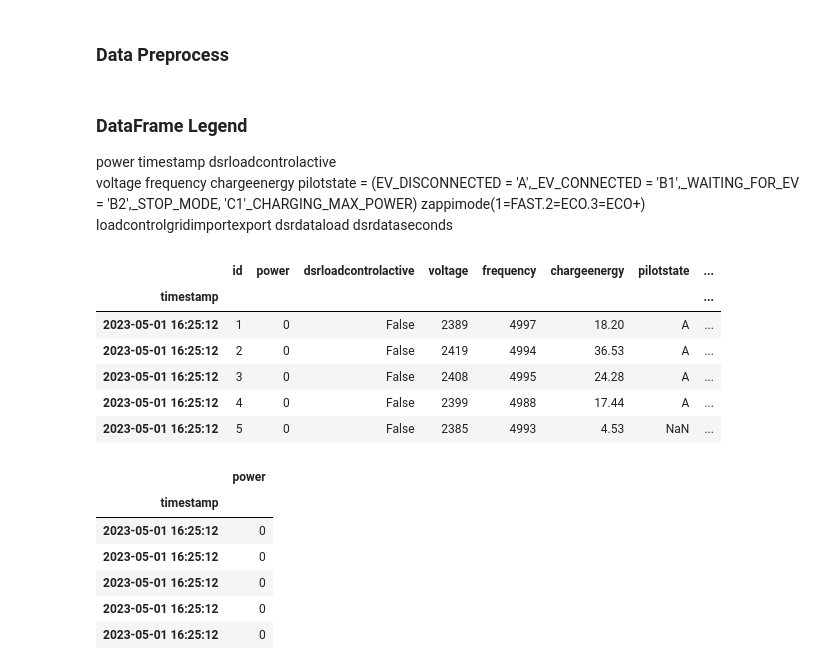
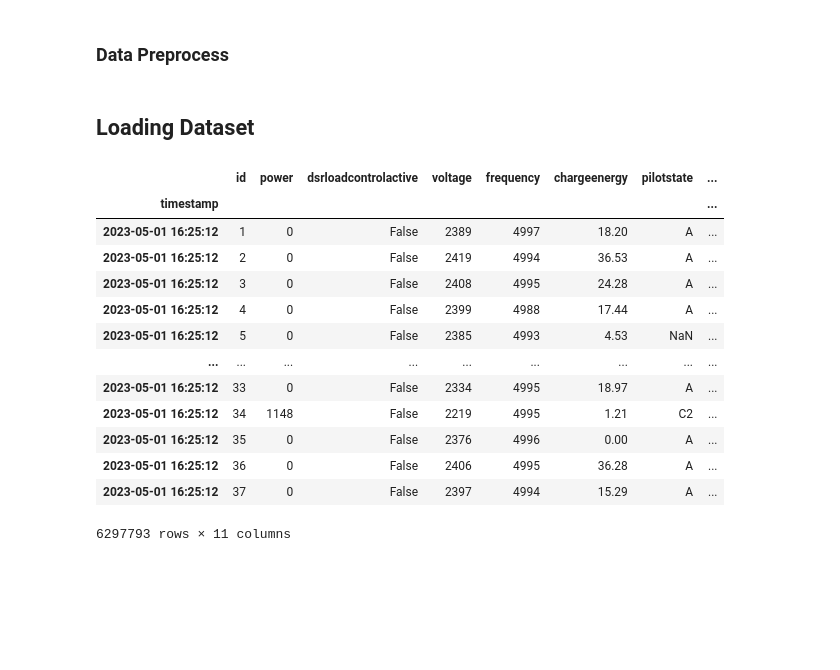
Before and after one commit to Clement-Quaye/EV-Analysis-and-the-Energy-Transition, a Jupyter notebook: Models/EV_Data.ipynb, the cells around one changed output. Drawn from its saved outputs; the diff is of its cells as text; code cells hidden in the pictures; blank space fills up the shorter version.

```diff
--- a/Models/EV_Data.ipynb
+++ b/Models/EV_Data.ipynb
@@ -35,35 +32,24 @@ def wrangle(filepath):
     df = df.set_index('timestamp')
     df.index = pd.to_datetime(df.index, unit='s')
     return df
-# %% [markdown]
-### DataFrame Legend
-
-power                                                                                                           timestamp                                                                                                       dsrloadcontrolactive
-voltage                                                                                                         frequency                                                                                                       chargeenergy                                                                                                    pilotstate = (EV_DISCONNECTED = 'A',_EV_CONNECTED = 'B1',_WAITING_FOR_EV = 'B2',_STOP_MODE, 'C1'_CHARGING_MAX_POWER)
-zappimode(1=FAST.2=ECO.3=ECO+)
-loadcontrolgridimportexport
-dsrdataload                                                                                                     dsrdataseconds
+# %% [markdown]
+## Loading Dataset
 # %%
-df = wrangle('./Data/chargerdata2_2023_06_10_Anonymized.csv')
+data = wrangle('./Data/chargerdata2_2023_06_10_Anonymized.csv')
 
-
-df.head(5)
+data
 # %% [output]
 |  | id | power | dsrloadcontrolactive | voltage | frequency | chargeenergy | pilotstate | ... |
 | timestamp |  |  |  |  |  |  |  | ... |
 | 2023-05-01 16:25:12 | 1 | 0 | False | 2389 | 4997 | 18.20 | A | ... |
 | 2023-05-01 16:25:12 | 2 | 0 | False | 2419 | 4994 | 36.53 | A | ... |
 | 2023-05-01 16:25:12 | 3 | 0 | False | 2408 | 4995 | 24.28 | A | ... |
 | 2023-05-01 16:25:12 | 4 | 0 | False | 2399 | 4988 | 17.44 | A | ... |
 | 2023-05-01 16:25:12 | 5 | 0 | False | 2385 | 4993 | 4.53 | NaN | ... |
+| ... | ... | ... | ... | ... | ... | ... | ... | ... |
+| 2023-05-01 16:25:12 | 33 | 0 | False | 2334 | 4995 | 18.97 | A | ... |
+| 2023-05-01 16:25:12 | 34 | 1148 | False | 2219 | 4995 | 1.21 | C2 | ... |
+| 2023-05-01 16:25:12 | 35 | 0 | False | 2376 | 4996 | 0.00 | A | ... |
+| 2023-05-01 16:25:12 | 36 | 0 | False | 2406 | 4995 | 36.28 | A | ... |
+| 2023-05-01 16:25:12 | 37 | 0 | False | 2397 | 4994 | 15.29 | A | ... |
+6297793 rows × 11 columns
-# %%
-df1 = pd.DataFrame(df['power'])
-df1.head(5)
-# %% [output]
-|  | power |
-| timestamp |  |
-| 2023-05-01 16:25:12 | 0 |
-| 2023-05-01 16:25:12 | 0 |
-| 2023-05-01 16:25:12 | 0 |
-| 2023-05-01 16:25:12 | 0 |
-| 2023-05-01 16:25:12 | 0 |
```
Also changed, not shown: parts of 27 cells of this notebook.
